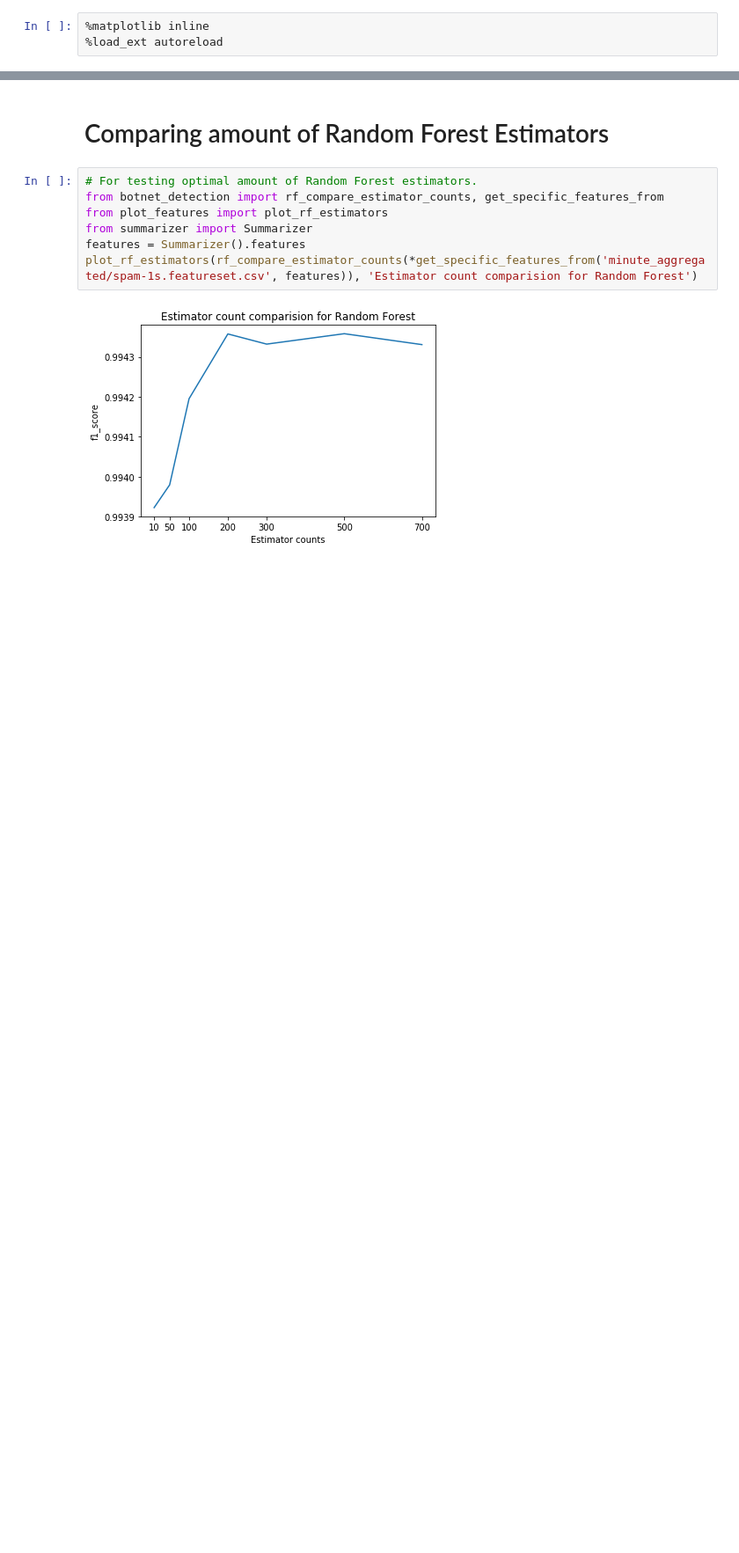
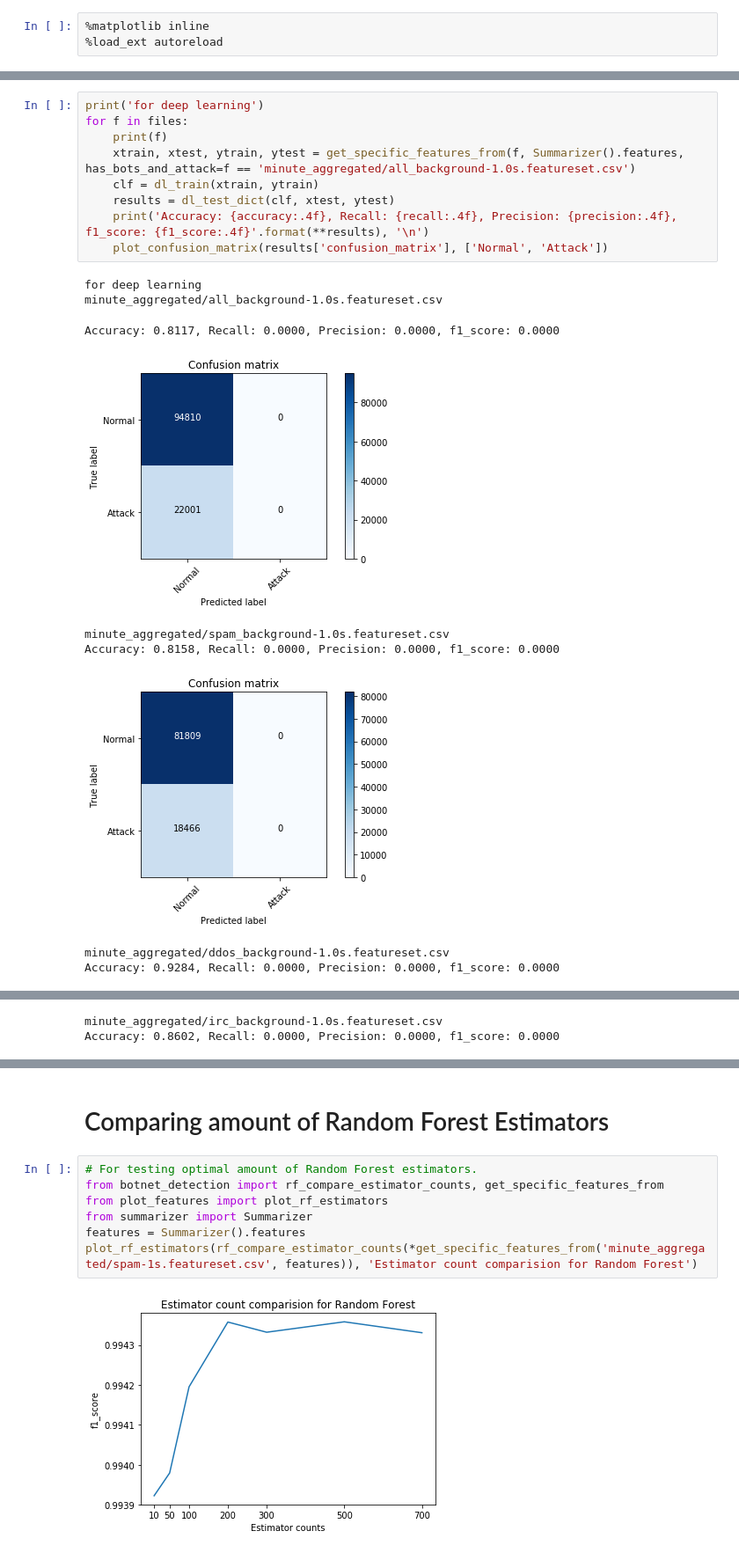
Before and after one commit to SpokenBanana/lambda-code, a Jupyter notebook: ddos-detection/Detecting Attacks.ipynb, the cells around one changed output, grey strips where cells are left out. Shown at 88% size. Cells and saved outputs as stored; diff of their text form; blank space fills up the shorter version.

```diff
--- a/ddos-detection/Detecting Attacks.ipynb
+++ b/ddos-detection/Detecting Attacks.ipynb
@@ -60,0 +53,19 @@ for result in results:
+# %%
+print('for deep learning')
+for f in files:
+    print(f)
+    xtrain, xtest, ytrain, ytest = get_specific_features_from(f, Summarizer().features, has_bots_and_attack=f == 'minute_aggregated/all_background-1.0s.featureset.csv')
+    clf = dl_train(xtrain, ytrain)
+    results = dl_test_dict(clf, xtest, ytest)
+    print('Accuracy: {accuracy:.4f}, Recall: {recall:.4f}, Precision: {precision:.4f}, f1_score: {f1_score:.4f}'.format(**results), '\n')
+    plot_confusion_matrix(results['confusion_matrix'], ['Normal', 'Attack'])
+# %% [output]
+for deep learning
+minute_aggregated/all_background-1.0s.featureset.csv
+Accuracy: 0.8117, Recall: 0.0000, Precision: 0.0000, f1_score: 0.0000
+[figure, added]
+minute_aggregated/spam_background-1.0s.featureset.csv
+Accuracy: 0.8158, Recall: 0.0000, Precision: 0.0000, f1_score: 0.0000
+[figure, added]
+minute_aggregated/ddos_background-1.0s.featureset.csv
+Accuracy: 0.9284, Recall: 0.0000, Precision: 0.0000, f1_score: 0.0000
@@ -60,0 +73,2 @@ for result in results:
+minute_aggregated/irc_background-1.0s.featureset.csv
+Accuracy: 0.8602, Recall: 0.0000, Precision: 0.0000, f1_score: 0.0000
```
Also changed, not shown: parts of 6 cells of this notebook.
